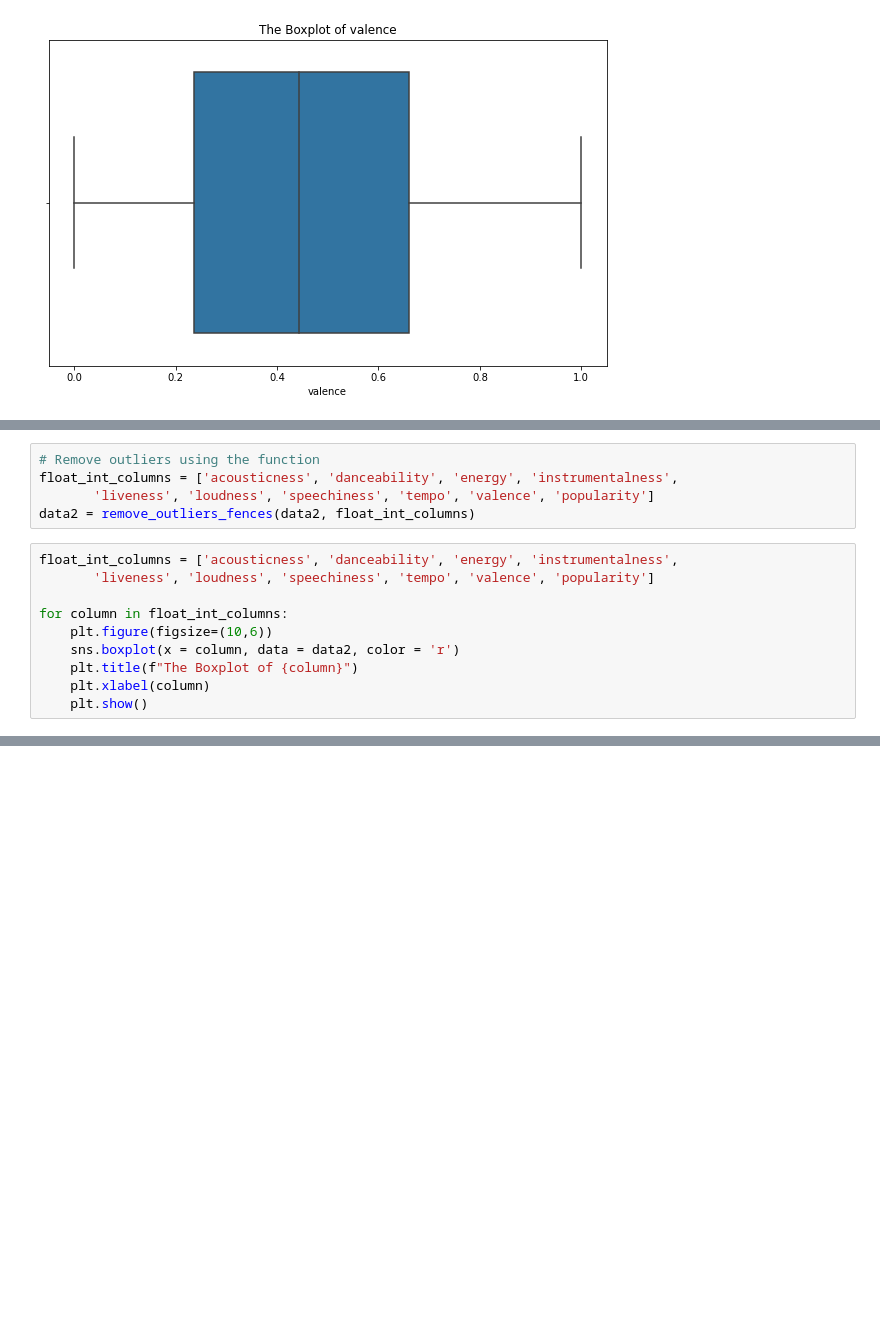
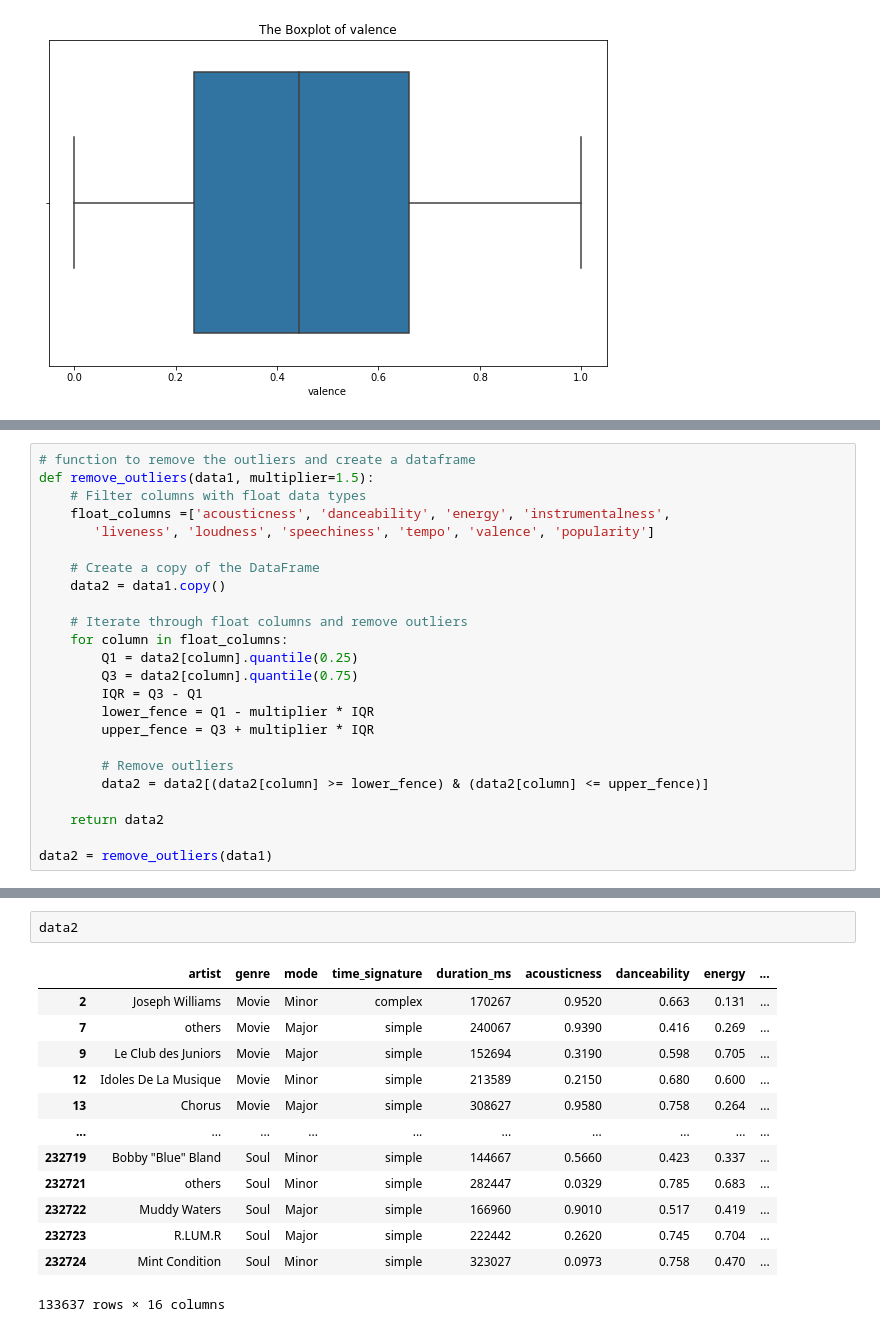
Before and after one commit to McOwino/Spotify_Analysis, a Jupyter notebook: Spottify_Analysis.ipynb, the cells around one changed output, grey strips where cells are left out. Saved outputs shown, nothing was run; the diff lists cells and outputs as text; blank space fills up the shorter version.

```diff
--- a/Spottify_Analysis.ipynb
+++ b/Spottify_Analysis.ipynb
@@ -344,15 +337,0 @@ def remove_outliers_fences(data, column_name, lower_fence_multiplier=1.5, upper_
-# %%
-# Remove outliers using the function
-float_int_columns = ['acousticness', 'danceability', 'energy', 'instrumentalness',
-       'liveness', 'loudness', 'speechiness', 'tempo', 'valence', 'popularity']
-data2 = remove_outliers_fences(data2, float_int_columns)
-# %%
-float_int_columns = ['acousticness', 'danceability', 'energy', 'instrumentalness',
-       'liveness', 'loudness', 'speechiness', 'tempo', 'valence', 'popularity']
-
-for column in float_int_columns:
-    plt.figure(figsize=(10,6))
-    sns.boxplot(x = column, data = data2, color = 'r')
-    plt.title(f"The Boxplot of {column}")
-    plt.xlabel(column)
-    plt.show()
@@ -369,0 +338,24 @@ for column in float_int_columns:
+# %%
+# function to remove the outliers and create a dataframe
+def remove_outliers(data1, multiplier=1.5):
+    # Filter columns with float data types
+    float_columns =['acousticness', 'danceability', 'energy', 'instrumentalness',
+       'liveness', 'loudness', 'speechiness', 'tempo', 'valence', 'popularity']
+
+    # Create a copy of the DataFrame
+    data2 = data1.copy()
+
+    # Iterate through float columns and remove outliers
+    for column in float_columns:
+        Q1 = data2[column].quantile(0.25)
+        Q3 = data2[column].quantile(0.75)
+        IQR = Q3 - Q1
+        lower_fence = Q1 - multiplier * IQR
+        upper_fence = Q3 + multiplier * IQR
+
+        # Remove outliers
+        data2 = data2[(data2[column] >= lower_fence) & (data2[column] <= upper_fence)]
+
+    return data2
+
+data2 = remove_outliers(data1)
@@ -383,0 +389,16 @@ print(f" The number of ouliers removed are : {data1.shape[0] - data2.shape[0]}")
+# %%
+data2
+# %% [output]
+|  | artist | genre | mode | time_signature | duration_ms | acousticness | danceability | energy | ... |
+| 2 | Joseph Williams | Movie | Minor | complex | 170267 | 0.9520 | 0.663 | 0.131 | ... |
+| 7 | others | Movie | Major | simple | 240067 | 0.9390 | 0.416 | 0.269 | ... |
+| 9 | Le Club des Juniors | Movie | Major | simple | 152694 | 0.3190 | 0.598 | 0.705 | ... |
+| 12 | Idoles De La Musique | Movie | Minor | simple | 213589 | 0.2150 | 0.680 | 0.600 | ... |
+| 13 | Chorus | Movie | Major | simple | 308627 | 0.9580 | 0.758 | 0.264 | ... |
+| ... | ... | ... | ... | ... | ... | ... | ... | ... | ... |
+| 232719 | Bobby "Blue" Bland | Soul | Minor | simple | 144667 | 0.5660 | 0.423 | 0.337 | ... |
+| 232721 | others | Soul | Minor | simple | 282447 | 0.0329 | 0.785 | 0.683 | ... |
+| 232722 | Muddy Waters | Soul | Major | simple | 166960 | 0.9010 | 0.517 | 0.419 | ... |
+| 232723 | R.LUM.R | Soul | Major | simple | 222442 | 0.2620 | 0.745 | 0.704 | ... |
+| 232724 | Mint Condition | Soul | Minor | simple | 323027 | 0.0973 | 0.758 | 0.470 | ... |
+133637 rows × 16 columns
```
Also changed, not shown: parts of 20 cells of this notebook.
